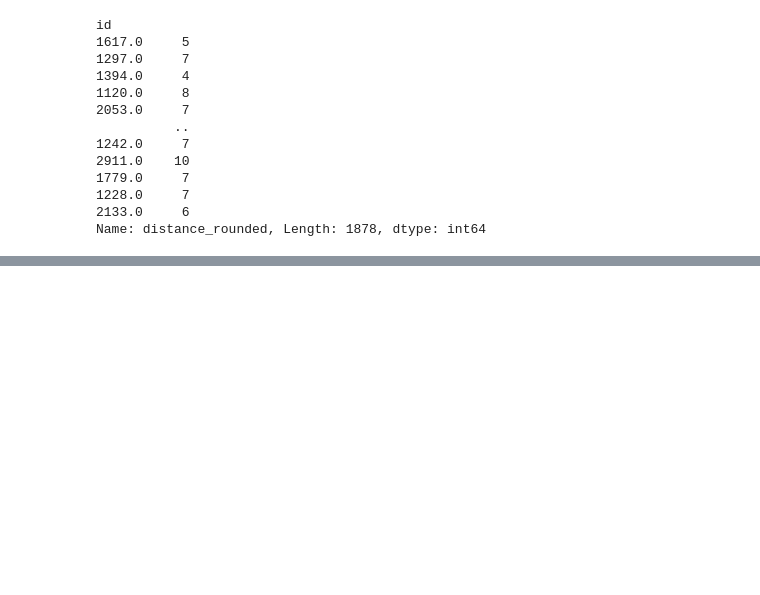
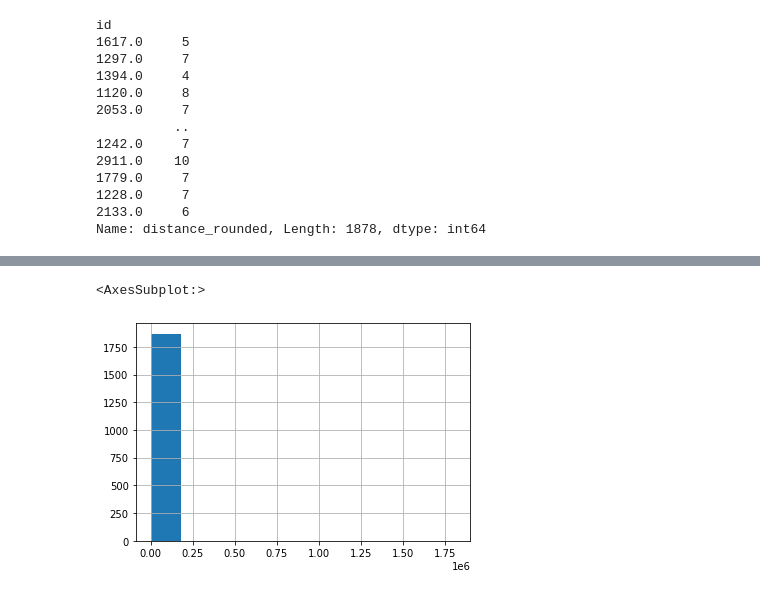
Before and after one commit to hariangr/learn_etl_data_warehouse, a Jupyter notebook: explore_data2.ipynb, the cells around one changed output, grey strips where cells are left out. Cells and saved outputs as stored; diff of their text form; code cells hidden in the pictures; blank space fills up the shorter version.

```diff
--- a/explore_data2.ipynb
+++ b/explore_data2.ipynb
@@ -208,0 +283,5 @@ Name: distance_rounded, Length: 1878, dtype: int64
+# %%
+fact_transaction['duration'].hist()
+# %% [output]
+<AxesSubplot:>
+[figure, added]
```
Also changed, not shown: parts of 8 cells of this notebook, 4 other files.
